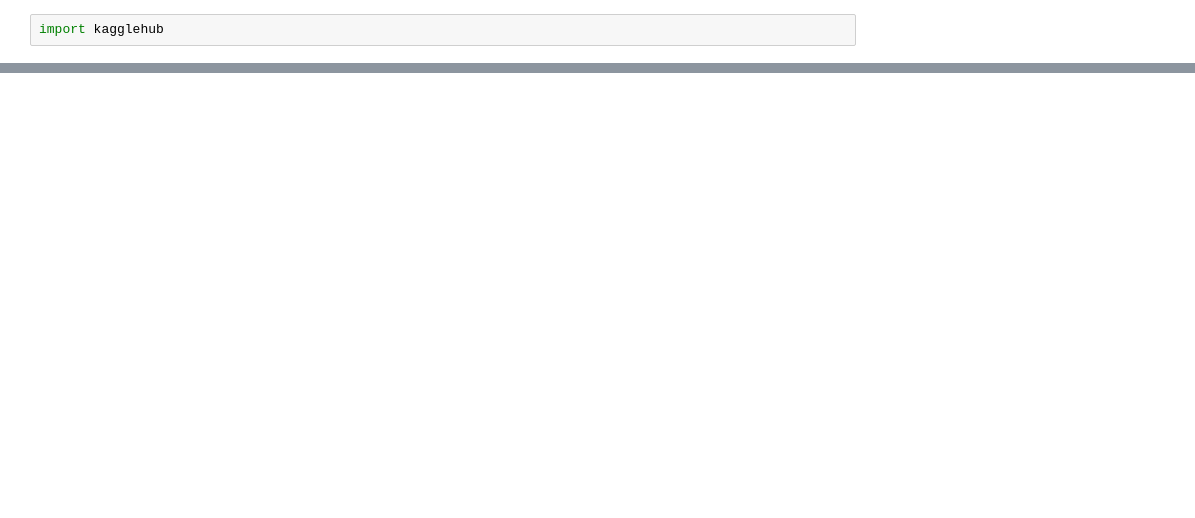
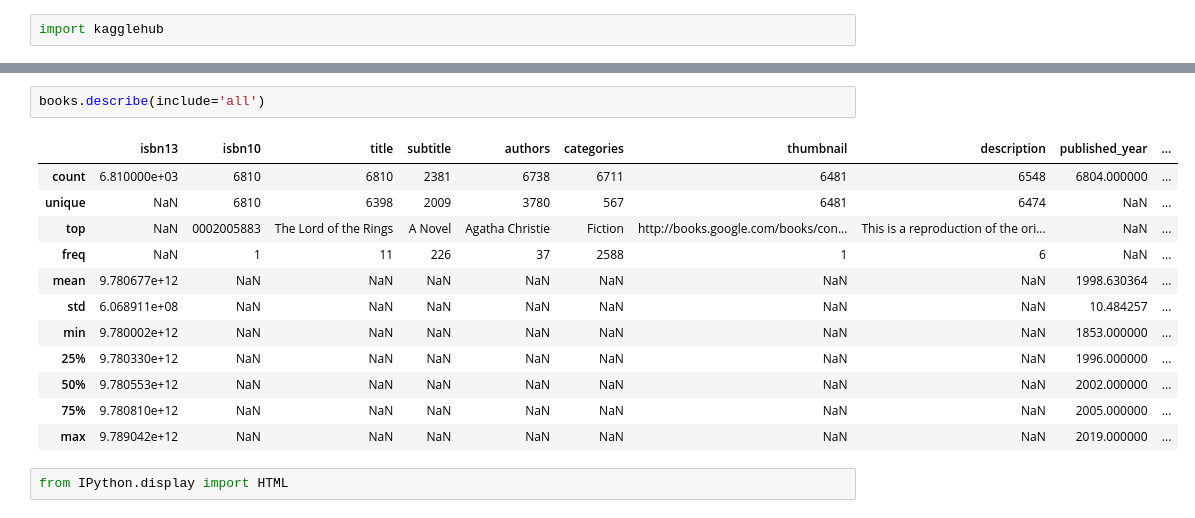
Before and after one commit to tunjionafuwa/llm_projects, a Jupyter notebook: book-recommender/data_exploration.ipynb, the cells around one changed output, grey strips where cells are left out. Cells and saved outputs as stored; diff of their text form; blank space fills up the shorter version.

```diff
--- a/book-recommender/data_exploration.ipynb
+++ b/book-recommender/data_exploration.ipynb
@@ -10,0 +32,17 @@ Path to dataset files: /Users/tunjionafuwa/.cache/kagglehub/datasets/dylanjcasti
+# %%
+books.describe(include='all')
+# %% [output]
+|  | isbn13 | isbn10 | title | subtitle | authors | categories | thumbnail | description | published_year | ... |
+| count | 6.810000e+03 | 6810 | 6810 | 2381 | 6738 | 6711 | 6481 | 6548 | 6804.000000 | ... |
+| unique | NaN | 6810 | 6398 | 2009 | 3780 | 567 | 6481 | 6474 | NaN | ... |
+| top | NaN | 0002005883 | The Lord of the Rings | A Novel | Agatha Christie | Fiction | http://books.google.com/books/con... | This is a reproduction of the ori... | NaN | ... |
+| freq | NaN | 1 | 11 | 226 | 37 | 2588 | 1 | 6 | NaN | ... |
+| mean | 9.780677e+12 | NaN | NaN | NaN | NaN | NaN | NaN | NaN | 1998.630364 | ... |
+| std | 6.068911e+08 | NaN | NaN | NaN | NaN | NaN | NaN | NaN | 10.484257 | ... |
+| min | 9.780002e+12 | NaN | NaN | NaN | NaN | NaN | NaN | NaN | 1853.000000 | ... |
+| 25% | 9.780330e+12 | NaN | NaN | NaN | NaN | NaN | NaN | NaN | 1996.000000 | ... |
+| 50% | 9.780553e+12 | NaN | NaN | NaN | NaN | NaN | NaN | NaN | 2002.000000 | ... |
+| 75% | 9.780810e+12 | NaN | NaN | NaN | NaN | NaN | NaN | NaN | 2005.000000 | ... |
+| max | 9.789042e+12 | NaN | NaN | NaN | NaN | NaN | NaN | NaN | 2019.000000 | ... |
+# %%
+from IPython.display import HTML
```
Also changed, not shown: parts of 26 cells of this notebook.
